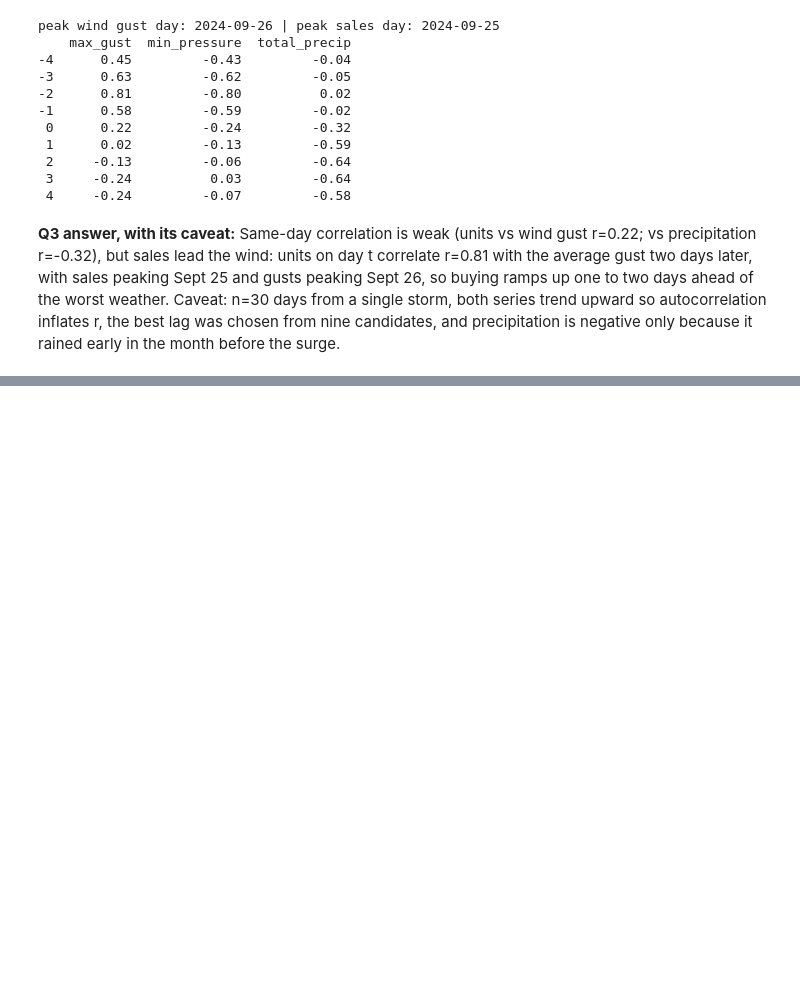
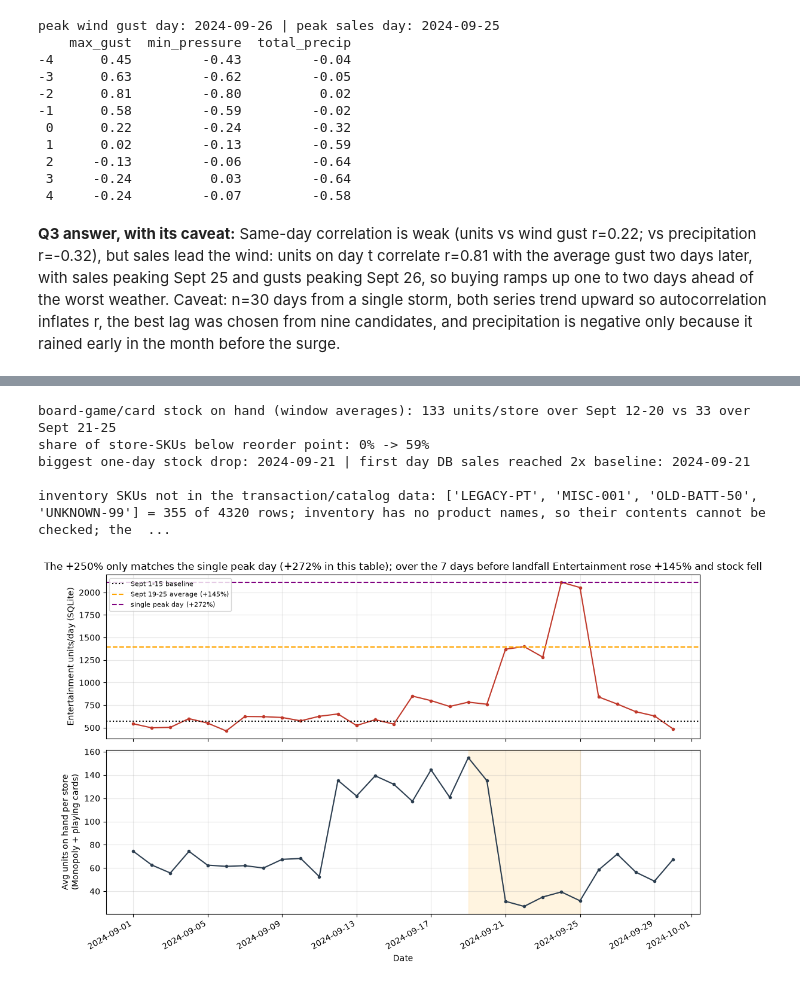
Before and after one commit to Kminhas21/walmart-hurricane-project, a Jupyter notebook: notebooks/team_notebook.ipynb, the cells around one changed output, grey strips where cells are left out. Cells and saved outputs as stored; diff of their text form; code cells hidden in the pictures; blank space fills up the shorter version.

```diff
--- a/notebooks/team_notebook.ipynb
+++ b/notebooks/team_notebook.ipynb
@@ -515,0 +702,44 @@ peak wind gust day: 2024-09-26 | peak sales day: 2024-09-25
+# %%
+# --- inventory: did stock fall when demand rose, and is any of it a reporting lag?
+skus = sku_map.loc[sku_map['canonical_name'].isin(['Board Game - Monopoly', 'Playing Cards']), 'sku'].tolist()
+marks = ','.join('?' * len(skus))
+inv = pd.read_sql(f'SELECT date, AVG(units_on_hand) AS on_hand, AVG(units_on_hand < reorder_point) AS pct_below_reorder '
+                  f'FROM inventory_levels WHERE sku IN ({marks}) GROUP BY date', con, params=skus)
+assert inv['date'].str.len().eq(10).all() and len(inv) == 30
+assert set(skus) <= set(pd.read_sql('SELECT DISTINCT sku FROM inventory_levels', con)['sku']), 'a board-game/card SKU is missing from inventory'
+inv['day'] = pd.to_datetime(inv['date'])
+inv = inv.set_index('day')
+pre, during = inv.loc['2024-09-12':'2024-09-20'], inv.loc['2024-09-21':'2024-09-25']
+print(f"board-game/card stock on hand (window averages): {pre['on_hand'].mean():.0f} units/store over Sept 12-20 vs {during['on_hand'].mean():.0f} over Sept 21-25")
+print(f"share of store-SKUs below reorder point: {pre['pct_below_reorder'].mean():.0%} -> {during['pct_below_reorder'].mean():.0%}")
+first_big_drop = inv['on_hand'].diff().idxmin().date()
+sales_2x = (ent_db.loc['2024-09-16':] >= 2 * ent_db.loc[BASELINE[0]:BASELINE[1]].mean()).idxmax().date()
+print('biggest one-day stock drop:', first_big_drop, '| first day DB sales reached 2x baseline:', sales_2x)
+assert first_big_drop == sales_2x, 'stock and sales moved on different days (possible reporting lag)'
+
+known = set(sku_map['sku'])
+inv_sku = pd.read_sql('SELECT sku, COUNT(*) AS n FROM inventory_levels GROUP BY sku', con)
+unmapped = inv_sku[~inv_sku['sku'].isin(known)]
+print(f"\ninventory SKUs not in the transaction/catalog data: {unmapped['sku'].tolist()} = {unmapped['n'].sum()} of {inv_sku['n'].sum()} rows; inventory has no product names, so their contents cannot be checked; the five board-game/card SKUs themselves are all present")
+
+wk, pk = surge_stats(ent_db)['week_avg_pct'], surge_stats(ent_db)['peak_day_pct']
+fig, (a1, a2) = plt.subplots(2, 1, figsize=(11, 7), sharex=True)
+a1.plot(ent_db.index, ent_db, marker='o', ms=3, color='#c0392b')
+b = ent_db.loc[BASELINE[0]:BASELINE[1]].mean()
+a1.axhline(b, color='k', ls=':', label='Sept 1-15 baseline')
+a1.axhline(b * (1 + wk / 100), color='orange', ls='--', label=f'Sept 19-25 average (+{wk:.0f}%)')
+a1.axhline(ent_db.max(), color='purple', ls='--', label=f'single peak day (+{pk:.0f}%)')
+a1.set_ylabel('Entertainment units/day (SQLite)')
+a1.set_title(f'The +250% only matches the single peak day (+{pk:.0f}% in this table); over the 7 days before landfall Entertainment rose +{wk:.0f}% and stock fell')
+a1.legend(fontsize=8); a1.grid(alpha=.3)
+a2.plot(inv.index, inv['on_hand'], marker='o', ms=3, color='#2c3e50')
+a2.set_ylabel('Avg units on hand per store\n(Monopoly + playing cards)'); a2.set_xlabel('Date'); a2.grid(alpha=.3)
+a2.axvspan(SURGE[0], SURGE[1], color='orange', alpha=.12)
+fig.autofmt_xdate(); plt.tight_layout(); plt.show()
+# %% [output]
+board-game/card stock on hand (window averages): 133 units/store over Sept 12-20 vs 33 over Sept 21-25
+share of store-SKUs below reorder point: 0% -> 59%
+biggest one-day stock drop: 2024-09-21 | first day DB sales reached 2x baseline: 2024-09-21
+
+inventory SKUs not in the transaction/catalog data: ['LEGACY-PT', 'MISC-001', 'OLD-BATT-50', 'UNKNOWN-99'] = 355 of 4320 rows; inventory has no product names, so their contents cannot be checked; the  ...
+[figure, added]
```
Also changed, not shown: parts of 11 cells of this notebook.
